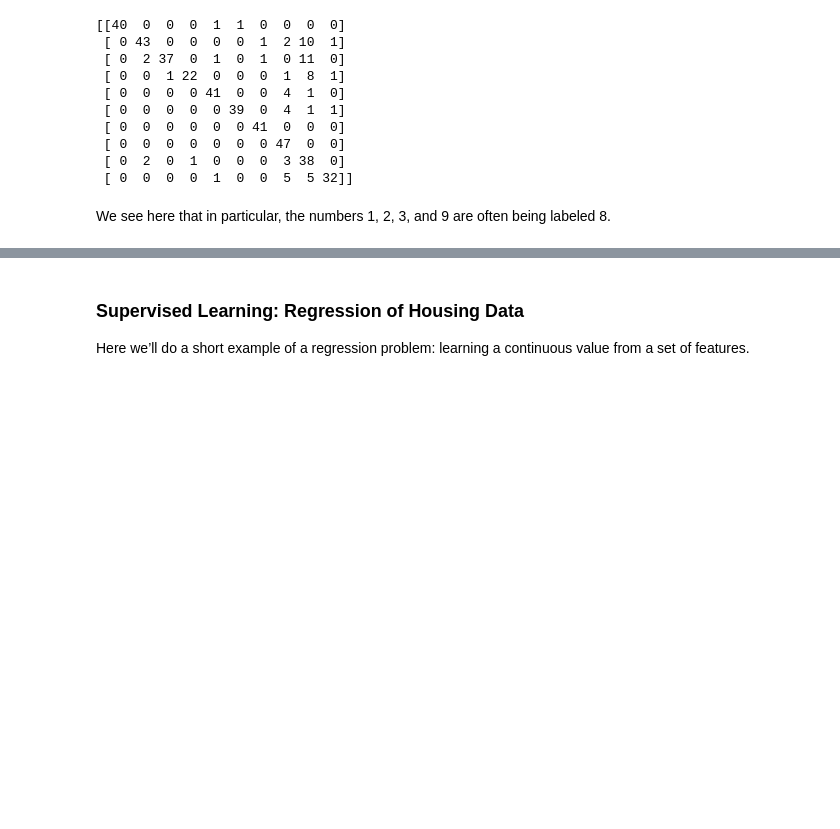
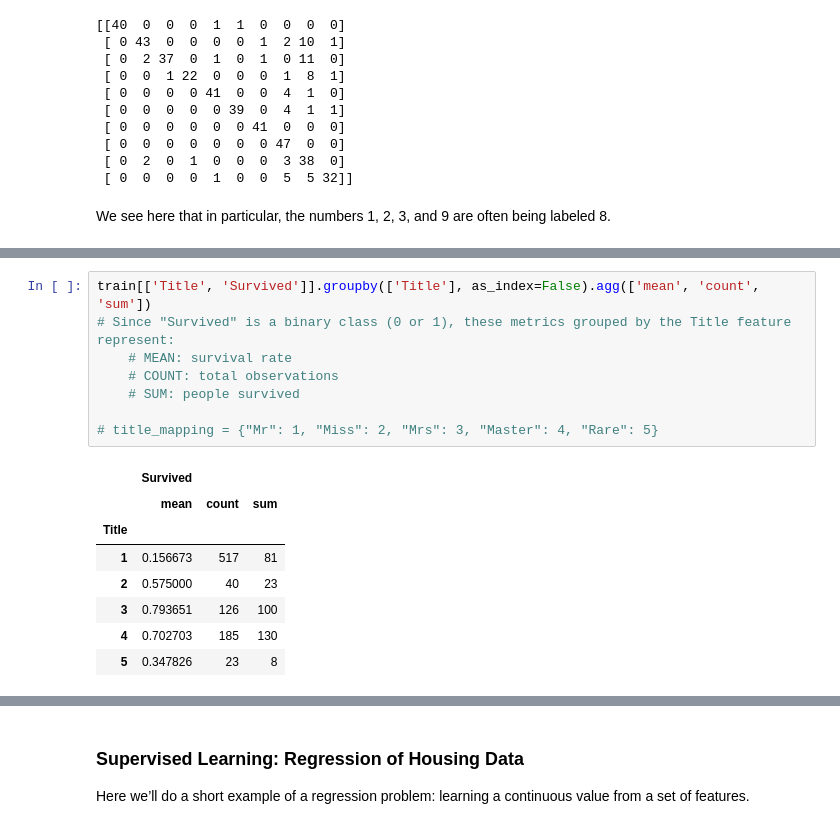
Before and after one commit to johnzyin/PyML, a Jupyter notebook: notebooks/machinelearning01.ipynb, the cells around one changed output, grey strips where cells are left out. Saved outputs shown, nothing was run; the diff lists cells and outputs as text; blank space fills up the shorter version.

```diff
--- a/notebooks/machinelearning01.ipynb
+++ b/notebooks/machinelearning01.ipynb
@@ -721,0 +841,17 @@ FileNotFoundError: [Errno 2] No such file or directory: '../data/titanic_train.c
+# %%
+train[['Title', 'Survived']].groupby(['Title'], as_index=False).agg(['mean', 'count', 'sum'])
+# Since "Survived" is a binary class (0 or 1), these metrics grouped by the Title feature represent:
+    # MEAN: survival rate
+    # COUNT: total observations
+    # SUM: people survived
+
+# title_mapping = {"Mr": 1, "Miss": 2, "Mrs": 3, "Master": 4, "Rare": 5}
+# %% [output]
+|  | Survived |  |  |
+|  | mean | count | sum |
+| Title |  |  |  |
+| 1 | 0.156673 | 517 | 81 |
+| 2 | 0.575000 | 40 | 23 |
+| 3 | 0.793651 | 126 | 100 |
+| 4 | 0.702703 | 185 | 130 |
+| 5 | 0.347826 | 23 | 8 |
```
Also changed, not shown: parts of 38 cells of this notebook.
